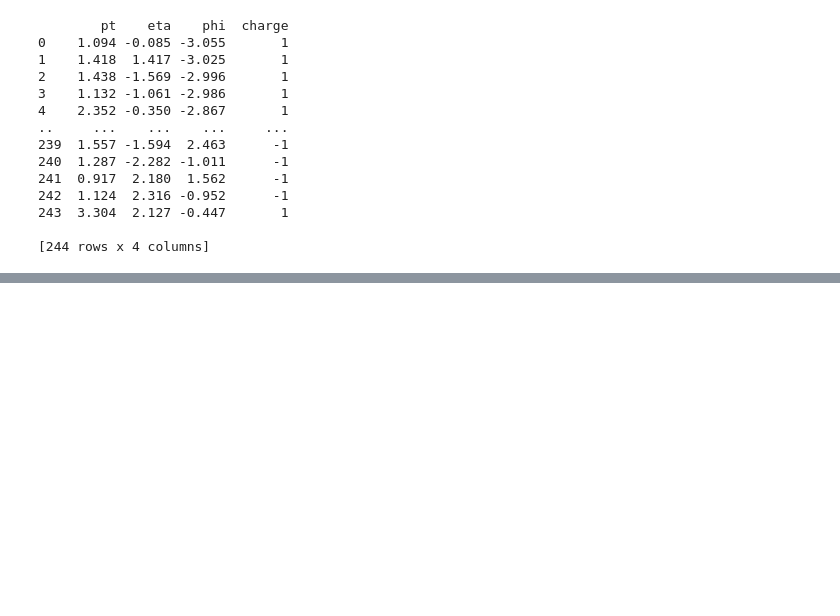
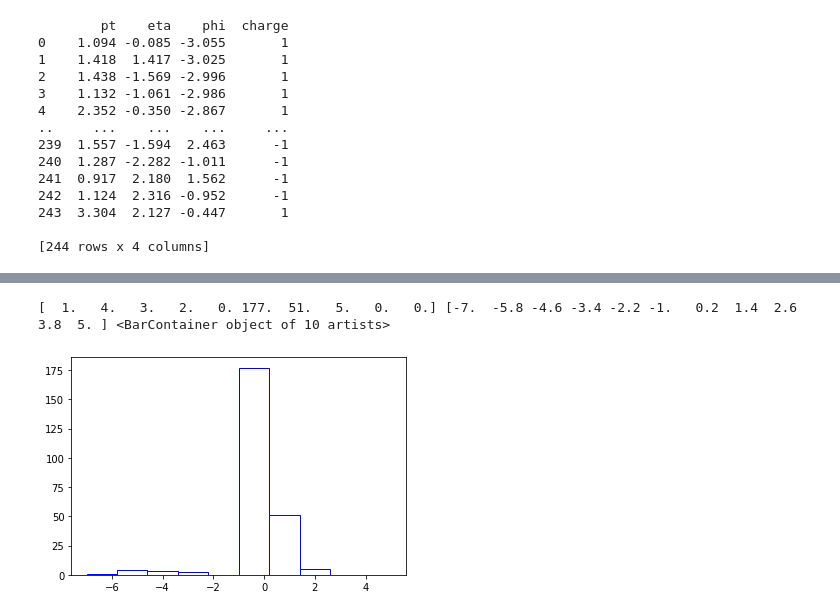
Before and after one commit to HarryWang0619/CIS_May_FinalProject, a Jupyter notebook: Zihao(test).ipynb, the cells around one changed output, grey strips where cells are left out. Cells and saved outputs as stored; diff of their text form; code cells hidden in the pictures; blank space fills up the shorter version.

```diff
--- a/Zihao(test).ipynb
+++ b/Zihao(test).ipynb
@@ -38,0 +40,6 @@ plt.show()
+# %%
+counts, bins, bars= plt.hist(dphi,nbins,color="white", edgecolor="blue",range = [xmin,xmax])
+print (counts, bins, bars)
+# %% [output]
+[  1.   4.   3.   2.   0. 177.  51.   5.   0.   0.] [-7.  -5.8 -4.6 -3.4 -2.2 -1.   0.2  1.4  2.6  3.8  5. ] <BarContainer object of 10 artists>
+[figure, added]
```
Also changed, not shown: parts of 8 cells of this notebook.
